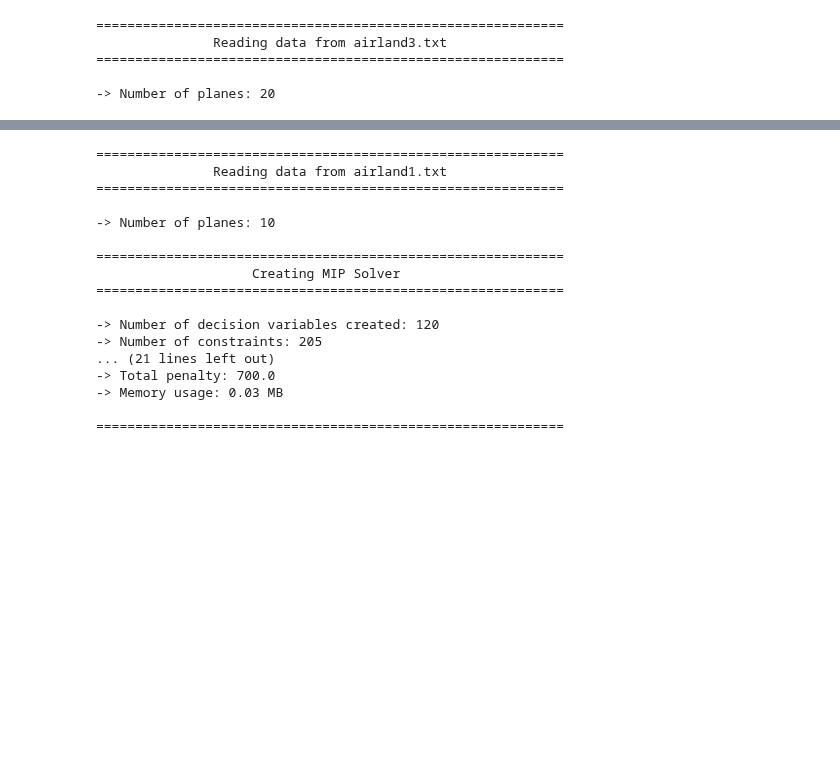
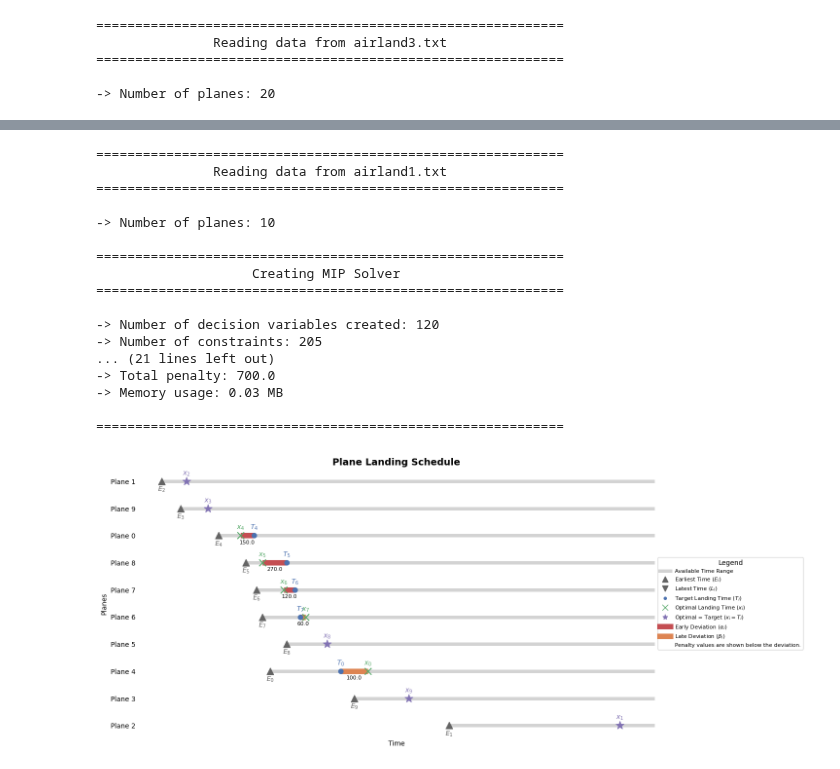
Before and after one commit to brunomfernandes45/aircraft-landings-scheduling, a Jupyter notebook: src/report.ipynb, the cells around one changed output, grey strips where cells are left out. Drawn from its saved outputs; the diff is of its cells as text; code cells hidden in the pictures; blank space fills up the shorter version.

Commit message:
Created a function to plot the solutions and changed the name of some variables in CP

```diff
--- a/src/report.ipynb
+++ b/src/report.ipynb
@@ -138,25 +139,27 @@ df.head()
 # %%
 filename = "data/airland1.txt"
 
 num_planes, planes_data, separation_times = read_data(filename)
 
-solver, memory_before, memory_after = solve_single_runway_mip(num_planes, planes_data, separation_times)
+solver, variables, memory_before, memory_after = solve_single_runway_mip(num_planes, planes_data, separation_times)
 metrics_MIP_single_runway = performance_MIP(solver, memory_before, memory_after)
+visualize_solution(num_planes, planes_data, variables)
 # %% [output]
 ============================================================
                Reading data from airland1.txt
 ============================================================
 
 -> Number of planes: 10
 
 ============================================================
                     Creating MIP Solver
 ============================================================
 
 -> Number of decision variables created: 120
 -> Number of constraints: 205
 ... (21 lines left out)
 -> Total penalty: 700.0
 -> Memory usage: 0.03 MB
 
 ============================================================
+[figure, added]
```
Also changed, not shown: parts of 6 cells of this notebook, 5 other files.
